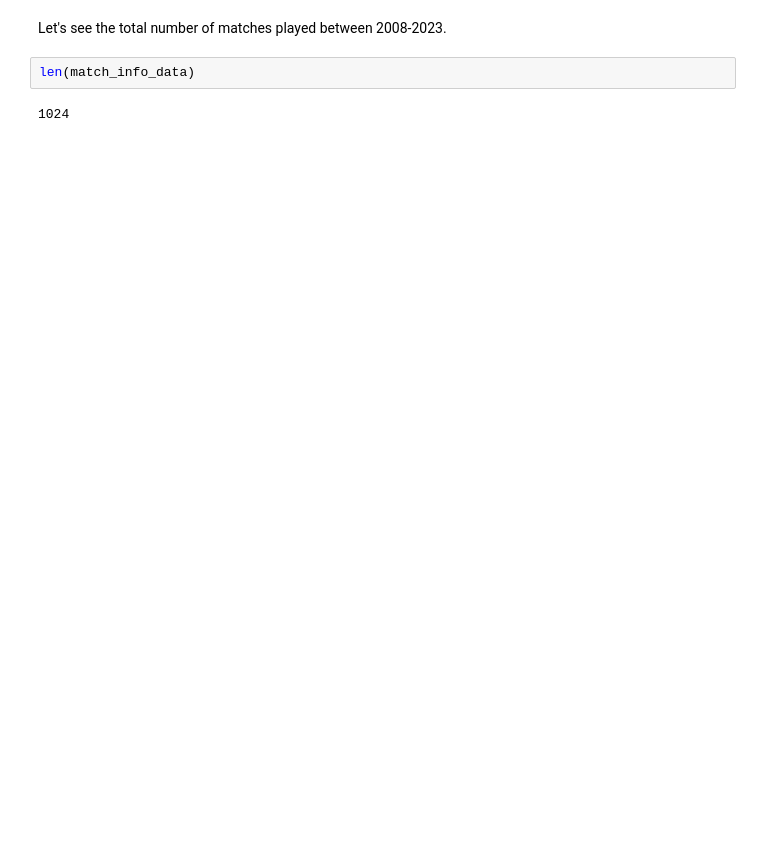
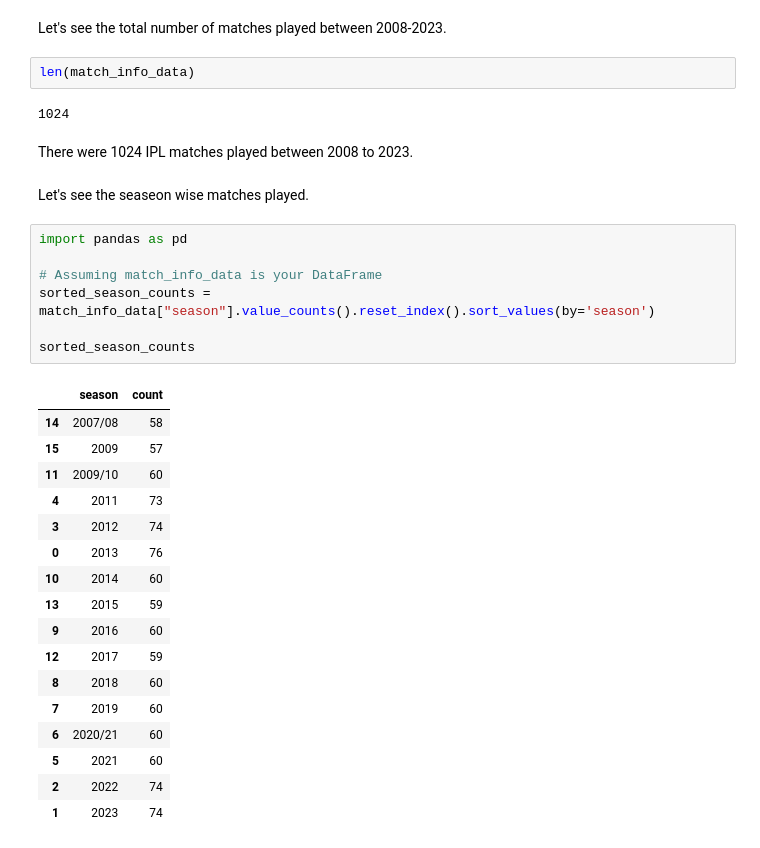
Before and after one commit to rahulbhoyar1995/Kaggle-Data-Analysis-Projects, a Jupyter notebook: ipl-men-cricket-2008-2023-data-analysis.ipynb, the cells around one changed output. Drawn from its saved outputs; the diff is of its cells as text; blank space fills up the shorter version.

Commit message:
Kaggle Notebook | IPL Men's Cricket (2008-2023) Data Analysis | Version 2

```diff
--- a/ipl-men-cricket-2008-2023-data-analysis.ipynb
+++ b/ipl-men-cricket-2008-2023-data-analysis.ipynb
@@ -78,3 +78,32 @@ Let's see the total number of matches played between 2008-2023.
 len(match_info_data)
 # %% [output]
 1024
+# %% [markdown]
+There were 1024 IPL matches played between 2008 to 2023.
+# %% [markdown]
+Let's see the seaseon wise matches played.
+# %%
+import pandas as pd
+
+# Assuming match_info_data is your DataFrame
+sorted_season_counts = match_info_data["season"].value_counts().reset_index().sort_values(by='season')
+
+sorted_season_counts
+# %% [output]
+|  | season | count |
+| 14 | 2007/08 | 58 |
+| 15 | 2009 | 57 |
+| 11 | 2009/10 | 60 |
+| 4 | 2011 | 73 |
+| 3 | 2012 | 74 |
+| 0 | 2013 | 76 |
+| 10 | 2014 | 60 |
+| 13 | 2015 | 59 |
+| 9 | 2016 | 60 |
+| 12 | 2017 | 59 |
+| 8 | 2018 | 60 |
+| 7 | 2019 | 60 |
+| 6 | 2020/21 | 60 |
+| 5 | 2021 | 60 |
+| 2 | 2022 | 74 |
+| 1 | 2023 | 74 |
```
